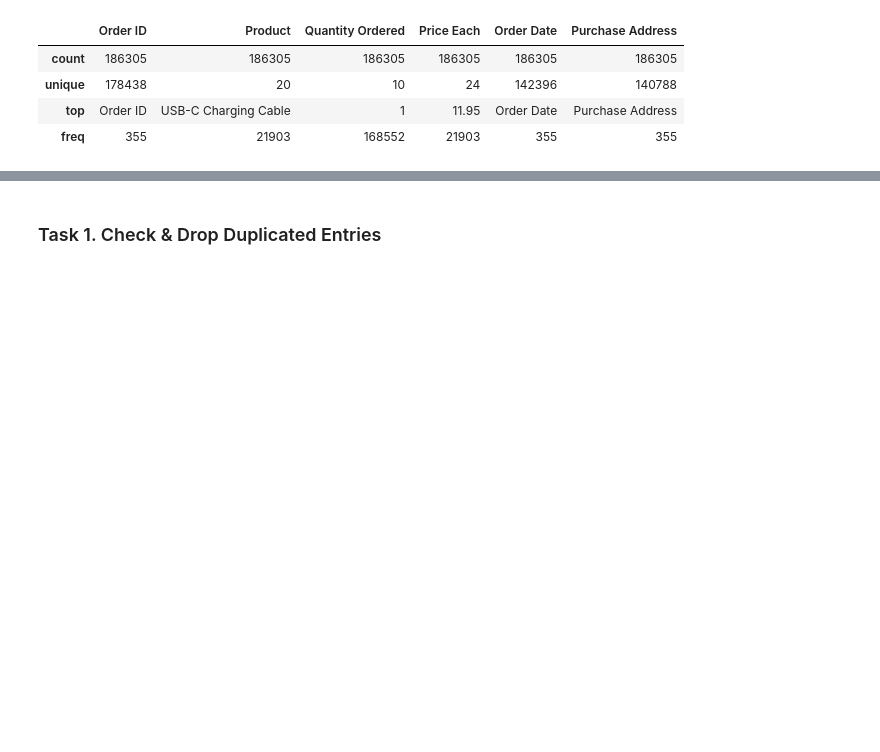
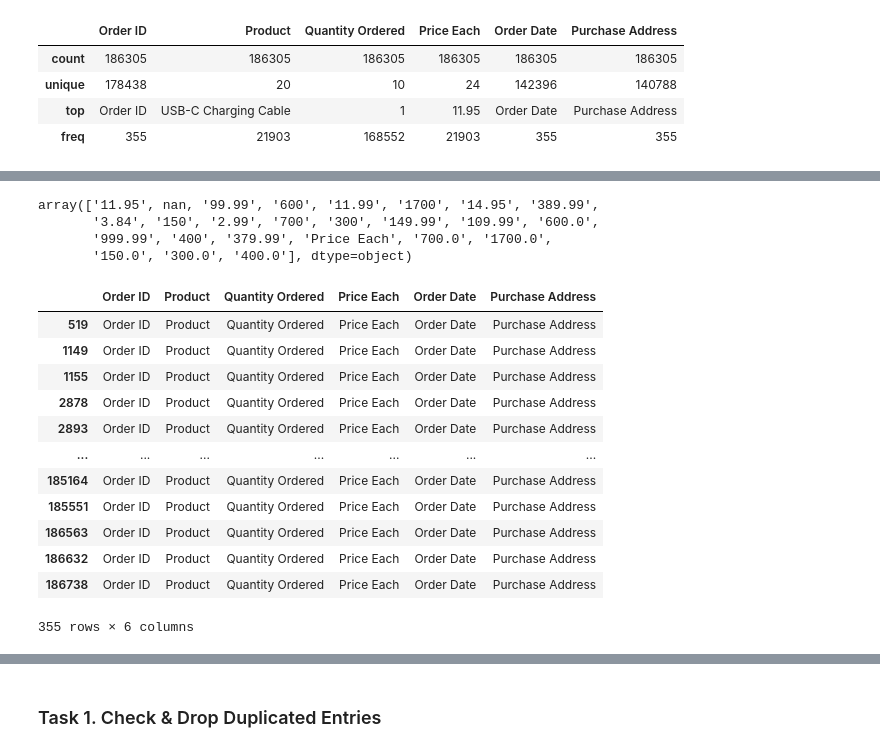
Before and after one commit to ricoputrap/electrosales-2019, a Jupyter notebook: SalesAnalysis.ipynb, the cells around one changed output, grey strips where cells are left out. Cells and saved outputs as stored; diff of their text form; code cells hidden in the pictures; blank space fills up the shorter version.

```diff
--- a/SalesAnalysis.ipynb
+++ b/SalesAnalysis.ipynb
@@ -115,0 +181,24 @@ We can do 3 tasks for cleaning our data:
+# %%
+# Mengecek seluruh data unik yang ada pada kolom 'Price Each'
+df['Price Each'].unique()
+# %% [output]
+array(['11.95', nan, '99.99', '600', '11.99', '1700', '14.95', '389.99',
+       '3.84', '150', '2.99', '700', '300', '149.99', '109.99', '600.0',
+       '999.99', '400', '379.99', 'Price Each', '700.0', '1700.0',
+       '150.0', '300.0', '400.0'], dtype=object)
+# %%
+df[df['Price Each'] == 'Price Each']
+# %% [output]
+|  | Order ID | Product | Quantity Ordered | Price Each | Order Date | Purchase Address |
+| 519 | Order ID | Product | Quantity Ordered | Price Each | Order Date | Purchase Address |
+| 1149 | Order ID | Product | Quantity Ordered | Price Each | Order Date | Purchase Address |
+| 1155 | Order ID | Product | Quantity Ordered | Price Each | Order Date | Purchase Address |
+| 2878 | Order ID | Product | Quantity Ordered | Price Each | Order Date | Purchase Address |
+| 2893 | Order ID | Product | Quantity Ordered | Price Each | Order Date | Purchase Address |
+| ... | ... | ... | ... | ... | ... | ... |
+| 185164 | Order ID | Product | Quantity Ordered | Price Each | Order Date | Purchase Address |
+| 185551 | Order ID | Product | Quantity Ordered | Price Each | Order Date | Purchase Address |
+| 186563 | Order ID | Product | Quantity Ordered | Price Each | Order Date | Purchase Address |
+| 186632 | Order ID | Product | Quantity Ordered | Price Each | Order Date | Purchase Address |
+| 186738 | Order ID | Product | Quantity Ordered | Price Each | Order Date | Purchase Address |
+355 rows × 6 columns
```
Also changed, not shown: parts of 25 cells of this notebook.
